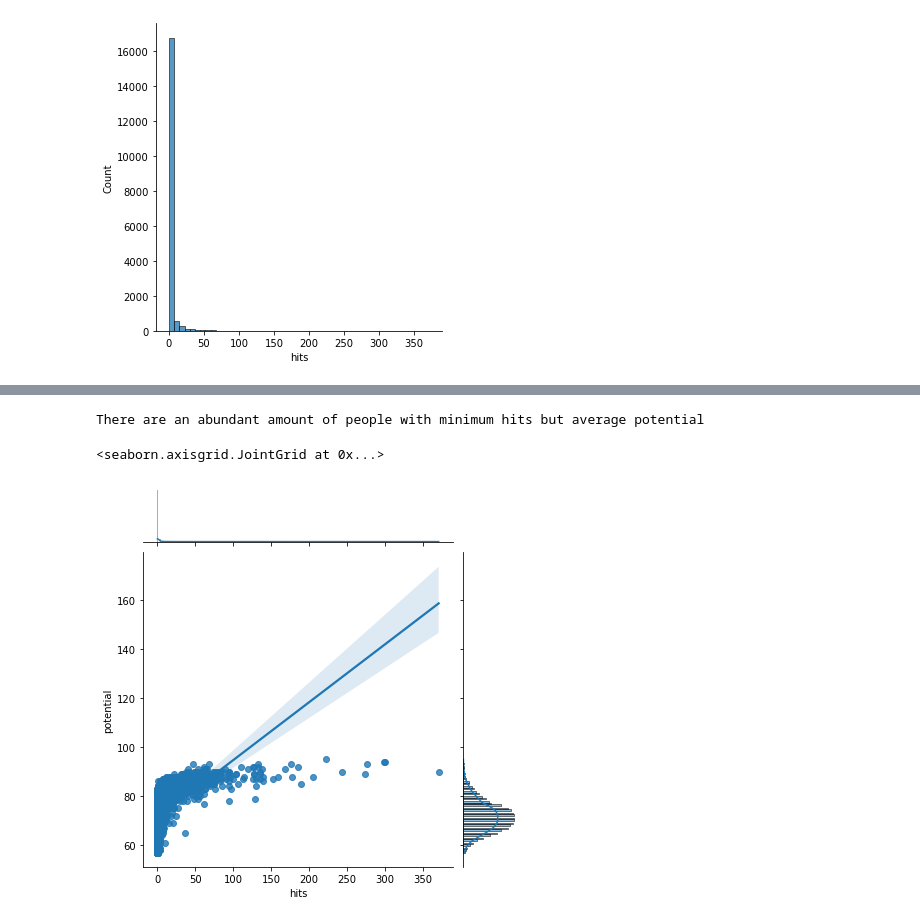
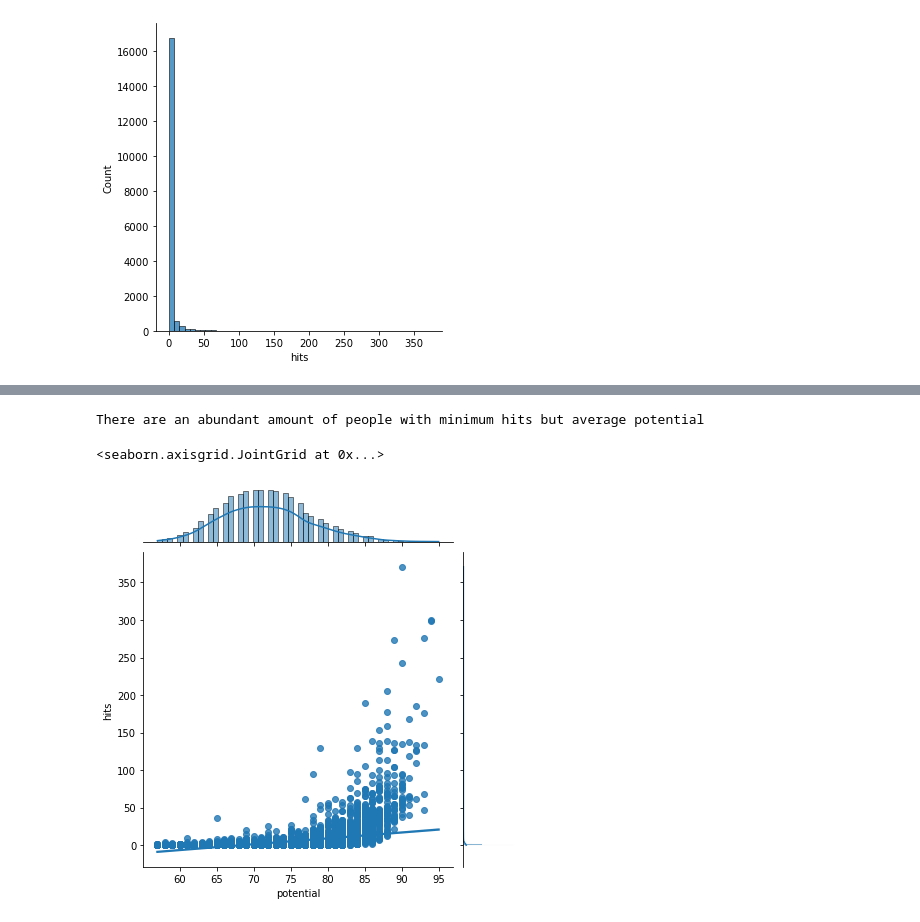
Before and after one commit to data301-2021-winter1/project-group24-project, a Jupyter notebook: notebooks/analysis3.ipynb, the cells around one changed output, grey strips where cells are left out. Saved outputs shown, nothing was run; the diff lists cells and outputs as text; code cells hidden in the pictures.

```diff
--- a/notebooks/analysis3.ipynb
+++ b/notebooks/analysis3.ipynb
@@ -126,7 +133,7 @@ Average potential is quite good
 # %%
 print("There are an abundant amount of people with minimum hits but average potential")
-sns.jointplot(x='hits', y='potential', data=df, kind='reg')
+sns.jointplot(x='potential', y='hits', data=df, kind='reg')
 # %% [output]
 There are an abundant amount of people with minimum hits but average potential
 <seaborn.axisgrid.JointGrid at 0x...>
-[figure, old version]
+[figure, new version]
```
Also changed, not shown: parts of 9 cells of this notebook.
